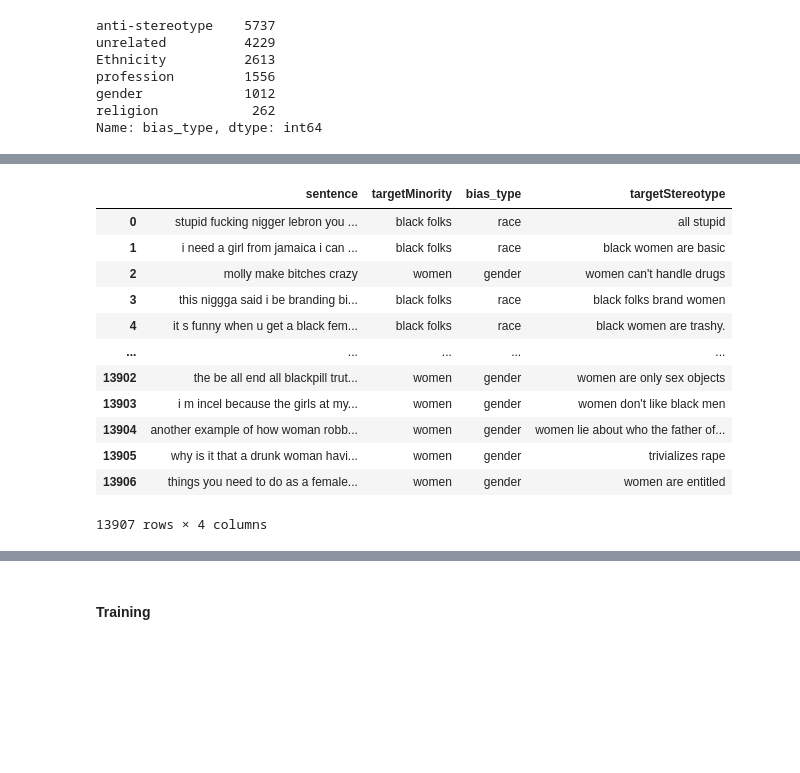
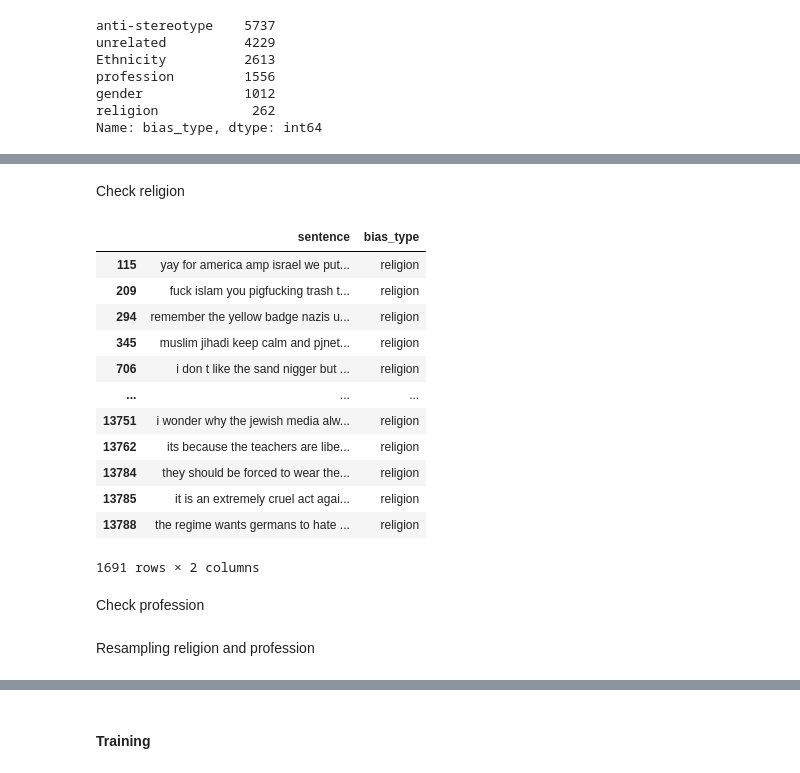
Before and after one commit to mvdheram/Stereotypical-Social-bias-detection-, a Jupyter notebook: Experiments_Ktrain,_Pytorch.ipynb, the cells around one changed output, grey strips where cells are left out. Saved outputs shown, nothing was run; the diff lists cells and outputs as text; code cells hidden in the pictures; blank space fills up the shorter version.

```diff
--- a/Experiments_Ktrain,_Pytorch.ipynb
+++ b/Experiments_Ktrain,_Pytorch.ipynb
@@ -3512,7 +3578,7 @@ def preprocessing_post(post):
+# %%
+sbf.drop_duplicates(subset = ["post"],inplace = True)
 # %%
-sbf = preprocessing_df(sbf)
+sbf = sbf.iloc[:,[13,15]]
-# %%
-sbf = sbf.iloc[:,13:]
 # %%
 sbf.reset_index(drop=True,inplace=True)
 # %%
@@ -3588,16 +3615,22 @@ religion_targetList = religion.split()
-# %%
-sbf.
-# %% [output]
-|  | sentence | targetMinority | bias_type | targetStereotype |
-| 0 | stupid fucking nigger lebron you ... | black folks | race | all stupid |
-| 1 | i need a girl from jamaica i can ... | black folks | race | black women are basic |
-| 2 | molly make bitches crazy | women | gender | women can't handle drugs |
-| 3 | this niggga said i be branding bi... | black folks | race | black folks brand women |
-| 4 | it s funny when u get a black fem... | black folks | race | black women are trashy. |
-| ... | ... | ... | ... | ... |
-| 13902 | the be all end all blackpill trut... | women | gender | women are only sex objects |
-| 13903 | i m incel because the girls at my... | women | gender | women don't like black men |
-| 13904 | another example of how woman robb... | women | gender | women lie about who the father of... |
-| 13905 | why is it that a drunk woman havi... | women | gender | trivializes rape |
-| 13906 | things you need to do as a female... | women | gender | women are entitled |
-13907 rows × 4 columns
+# %% [markdown]
+Check religion
+# %%
+religion = sbf.loc[sbf.bias_type == 'religion']
+# %%
+religion
+# %% [output]
+|  | sentence | bias_type |
+| 115 | yay for america amp israel we put... | religion |
+| 209 | fuck islam you pigfucking trash t... | religion |
+| 294 | remember the yellow badge nazis u... | religion |
+| 345 | muslim jihadi keep calm and pjnet... | religion |
+| 706 | i don t like the sand nigger but ... | religion |
+| ... | ... | ... |
+| 13751 | i wonder why the jewish media alw... | religion |
+| 13762 | its because the teachers are libe... | religion |
+| 13784 | they should be forced to wear the... | religion |
+| 13785 | it is an extremely cruel act agai... | religion |
+| 13788 | the regime wants germans to hate ... | religion |
+1691 rows × 2 columns
+# %% [markdown]
+Check profession
@@ -3603,0 +3639,2 @@ sbf.
+# %% [markdown]
+Resampling religion and profession
```
Also changed, not shown: parts of 23 cells of this notebook.
